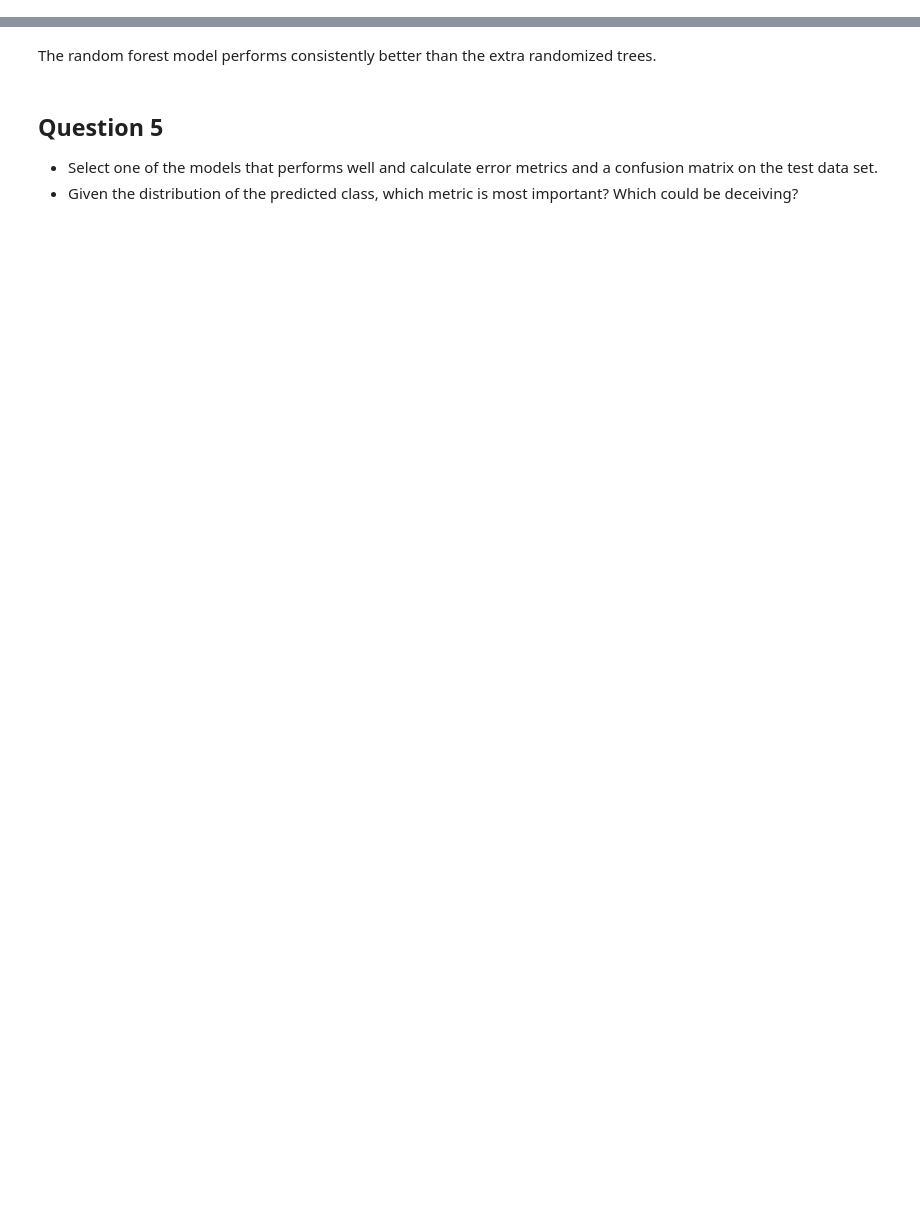
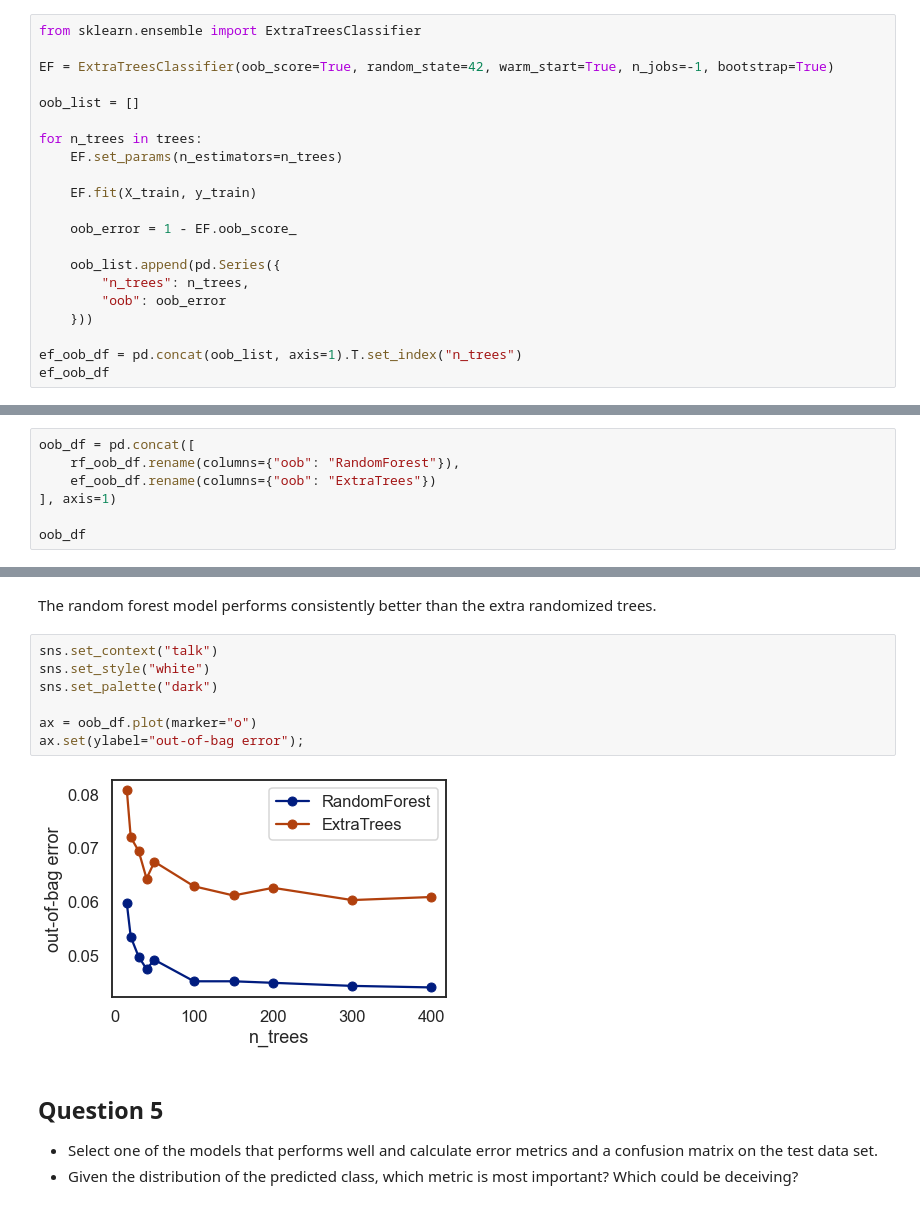
Before and after one commit to frahz/CNT4153-Assignments, a Jupyter notebook: assignments/Assignment 9_Bagging.ipynb, the cells around one changed output, grey strips where cells are left out. Saved outputs shown, nothing was run; the diff lists cells and outputs as text; blank space fills up the shorter version.

```diff
--- a/assignments/Assignment 9_Bagging.ipynb
+++ b/assignments/Assignment 9_Bagging.ipynb
@@ -105,3 +197,24 @@ The error looks like it has stabilized around 100-150 trees.
 
 * Repeat question 3 using extra randomized trees (`ExtraTreesClassifier`). Note that the `bootstrap` parameter will have to be set to `True` for this model.
 * Compare the out-of-bag errors for the two different types of models.
+# %%
+from sklearn.ensemble import ExtraTreesClassifier
+
+EF = ExtraTreesClassifier(oob_score=True, random_state=42, warm_start=True, n_jobs=-1, bootstrap=True)
+
+oob_list = []
+
+for n_trees in trees:
+    EF.set_params(n_estimators=n_trees)
+
+    EF.fit(X_train, y_train)
+
+    oob_error = 1 - EF.oob_score_
+
+    oob_list.append(pd.Series({
+        "n_trees": n_trees,
+        "oob": oob_error
+    }))
+
+ef_oob_df = pd.concat(oob_list, axis=1).T.set_index("n_trees")
+ef_oob_df
@@ -108,2 +234,9 @@ The error looks like it has stabilized around 100-150 trees.
 # %% [markdown]
 Combine the two dataframes into a single one for easier plotting.
+# %%
+oob_df = pd.concat([
+    rf_oob_df.rename(columns={"oob": "RandomForest"}),
+    ef_oob_df.rename(columns={"oob": "ExtraTrees"})
+], axis=1)
+
+oob_df
@@ -110,5 +256,14 @@ Combine the two dataframes into a single one for easier plotting.
 # %% [markdown]
 The random forest model performs consistently better than the extra randomized trees.
+# %%
+sns.set_context("talk")
+sns.set_style("white")
+sns.set_palette("dark")
+
+ax = oob_df.plot(marker="o")
+ax.set(ylabel="out-of-bag error");
+# %% [output]
+[figure, added]
 # %% [markdown]
 ## Question 5
 
```
Also changed, not shown: parts of 11 cells of this notebook.
